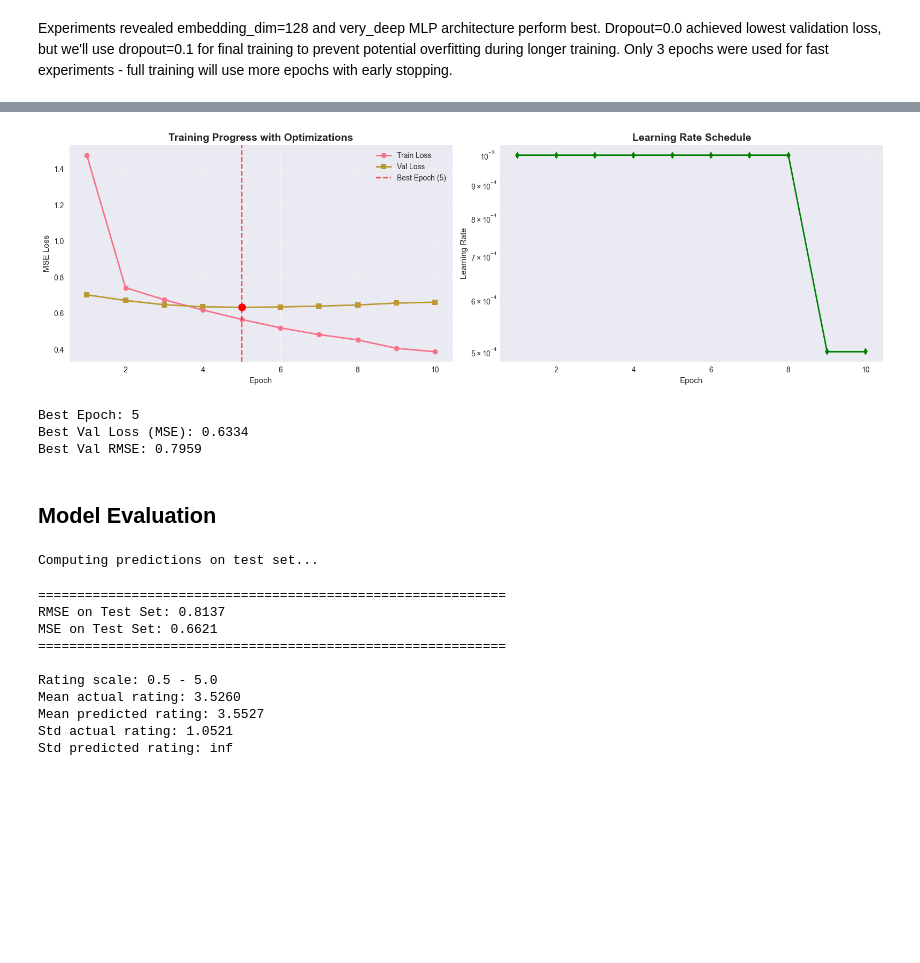
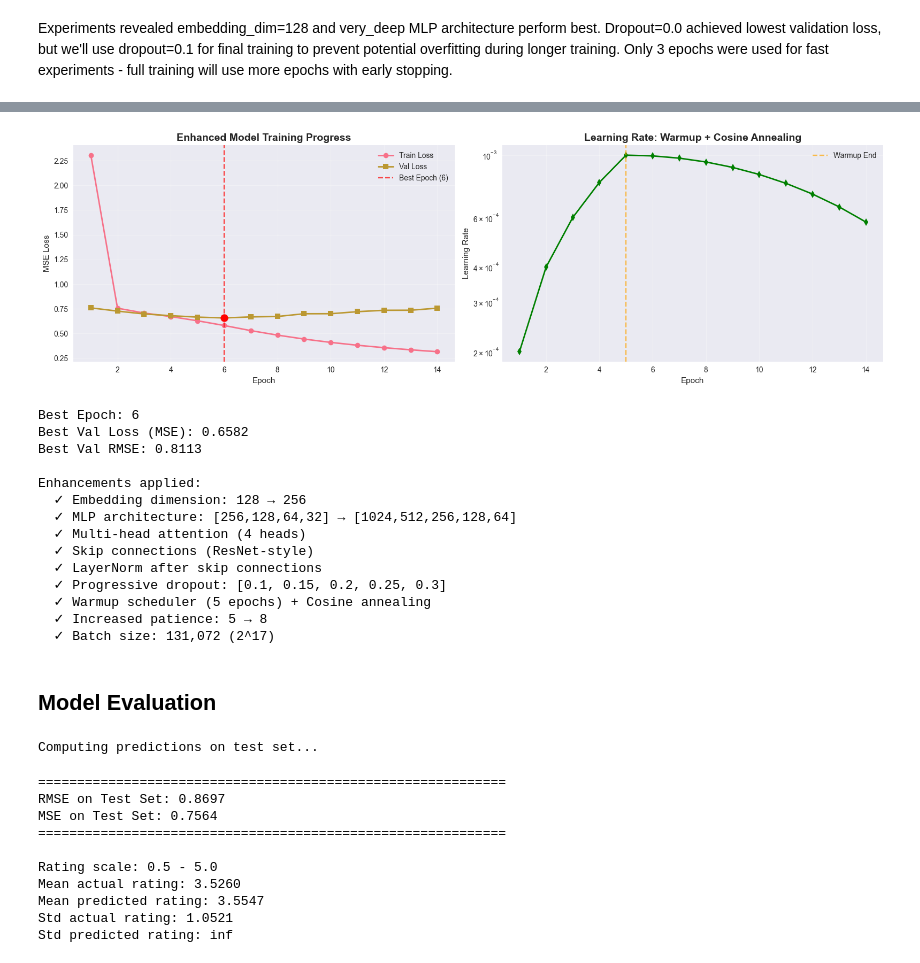
Before and after one commit to IhorRod/RSSPPR, a Jupyter notebook: LB2.ipynb, the cells around one changed output, grey strips where cells are left out. Saved outputs shown, nothing was run; the diff lists cells and outputs as text; code cells hidden in the pictures; blank space fills up the shorter version.

```diff
--- a/LB2.ipynb
+++ b/LB2.ipynb
@@ -1035,13 +1021,15 @@ GPU Memory cleared. Ready for training!
 # %%
-train_losses_opt, val_losses_opt, lrs_opt, best_val_loss_opt = optimized_train(
-    optimized_model,
+train_losses_enh, val_losses_enh, lrs_enh, best_val_loss_enh = enhanced_train(
+    enhanced_model,
     train_loader_optimized,
     test_loader_optimized,
-    epochs=20,
+    epochs=25,
     lr=0.001,
     weight_decay=1e-5,
-    patience=5,
+    patience=8,
     grad_clip=1.0,
-    use_amp=True
+    warmup_epochs=5,
+    use_amp=True,
+    label_smoothing=0.0
 )
 # %% [output]
@@ -1082,41 +1067,64 @@ Best Val RMSE: 0.7959
 # %%
 fig, axes = plt.subplots(1, 2, figsize=(16, 5))
 
-epochs_range = range(1, len(train_losses_opt) + 1)
+epochs_range = range(1, len(train_losses_enh) + 1)
 
-axes[0].plot(epochs_range, train_losses_opt, marker='o', label='Train Loss', linewidth=2)
-axes[0].plot(epochs_range, val_losses_opt, marker='s', label='Val Loss', linewidth=2)
-best_epoch = val_losses_opt.index(min(val_losses_opt)) + 1
+axes[0].plot(epochs_range, train_losses_enh, marker='o', label='Train Loss', linewidth=2)
+axes[0].plot(epochs_range, val_losses_enh, marker='s', label='Val Loss', linewidth=2)
+best_epoch = val_losses_enh.index(min(val_losses_enh)) + 1
 axes[0].axvline(x=best_epoch, color='red', linestyle='--', alpha=0.7, label=f'Best Epoch ({best_epoch})')
-axes[0].scatter([best_epoch], [min(val_losses_opt)], color='red', s=100, zorder=5)
-axes[0].set_title('Training Progress with Optimizations', fontsize=14, fontweight='bold')
+axes[0].scatter([best_epoch], [min(val_losses_enh)], color='red', s=100, zorder=5)
+axes[0].set_title('Enhanced Model Training Progress', fontsize=14, fontweight='bold')
 axes[0].set_xlabel('Epoch')
 axes[0].set_ylabel('MSE Loss')
 axes[0].legend()
 axes[0].grid(alpha=0.3)
 
-axes[1].plot(epochs_range, lrs_opt, marker='d', color='green', linewidth=2)
-axes[1].set_title('Learning Rate Schedule', fontsize=14, fontweight='bold')
+axes[1].plot(epochs_range, lrs_enh, marker='d', color='green', linewidth=2)
+axes[1].axvline(x=5, color='orange', linestyle='--', alpha=0.7, label='Warmup End')
+axes[1].set_title('Learning Rate: Warmup + Cosine Annealing', fontsize=14, fontweight='bold')
 axes[1].set_xlabel('Epoch')
 axes[1].set_ylabel('Learning Rate')
 axes[1].set_yscale('log')
+axes[1].legend()
 axes[1].grid(alpha=0.3)
 
 plt.tight_layout()
 plt.show()
 
 print(f"Best Epoch: {best_epoch}")
-print(f"Best Val Loss (MSE): {best_val_loss_opt:.4f}")
-print(f"Best Val RMSE: {np.sqrt(best_val_loss_opt):.4f}")
+print(f"Best Val Loss (MSE): {best_val_loss_enh:.4f}")
+print(f"Best Val RMSE: {np.sqrt(best_val_loss_enh):.4f}")
+print(f"\nEnhancements applied:")
+print(f"  ✓ Embedding dimension: 128 → 256")
+print(f"  ✓ MLP architecture: [256,128,64,32] → [1024,512,256,128,64]")
+print(f"  ✓ Multi-head attention (4 heads)")
+print(f"  ✓ Skip connections (ResNet-style)")
+print(f"  ✓ LayerNorm after skip connections")
+print(f"  ✓ Progressive dropout: [0.1, 0.15, 0.2, 0.25, 0.3]")
+print(f"  ✓ Warmup scheduler (5 epochs) + Cosine annealing")
+print(f"  ✓ Increased patience: 5 → 8")
+print(f"  ✓ Batch size: {BATCH_SIZE:,} (2^17)")
 # %% [output]
-[figure, old version]
+[figure, new version]
-Best Epoch: 5
-Best Val Loss (MSE): 0.6334
-Best Val RMSE: 0.7959
+Best Epoch: 6
+Best Val Loss (MSE): 0.6582
+Best Val RMSE: 0.8113
+
+Enhancements applied:
+  ✓ Embedding dimension: 128 → 256
+  ✓ MLP architecture: [256,128,64,32] → [1024,512,256,128,64]
+  ✓ Multi-head attention (4 heads)
+  ✓ Skip connections (ResNet-style)
+  ✓ LayerNorm after skip connections
+  ✓ Progressive dropout: [0.1, 0.15, 0.2, 0.25, 0.3]
+  ✓ Warmup scheduler (5 epochs) + Cosine annealing
+  ✓ Increased patience: 5 → 8
+  ✓ Batch size: 131,072 (2^17)
 # %% [markdown]
 ## Model Evaluation
 # %%
-optimized_model.eval()
+enhanced_model.eval()
 
 all_predictions = []
 all_actuals = []
@@ -1127,7 +1135,7 @@ with torch.no_grad():
         users, movies, ratings = users.to(device), movies.to(device), ratings.to(device)
 
         with torch.cuda.amp.autocast():
-            predictions = optimized_model(users, movies)
+            predictions = enhanced_model(users, movies)
 
         all_predictions.extend(predictions.cpu().numpy())
         all_actuals.extend(ratings.cpu().numpy())
@@ -1152,13 +1160,13 @@ print(f"Std predicted rating: {np.std(all_predictions):.4f}")
 # %% [output]
 Computing predictions on test set...
 ============================================================
-RMSE on Test Set: 0.8137
-MSE on Test Set: 0.6621
+RMSE on Test Set: 0.8697
+MSE on Test Set: 0.7564
 ============================================================
 
 Rating scale: 0.5 - 5.0
 Mean actual rating: 3.5260
-Mean predicted rating: 3.5527
+Mean predicted rating: 3.5547
 Std actual rating: 1.0521
 Std predicted rating: inf
 # %%
```
Also changed, not shown: parts of 9 cells of this notebook.
